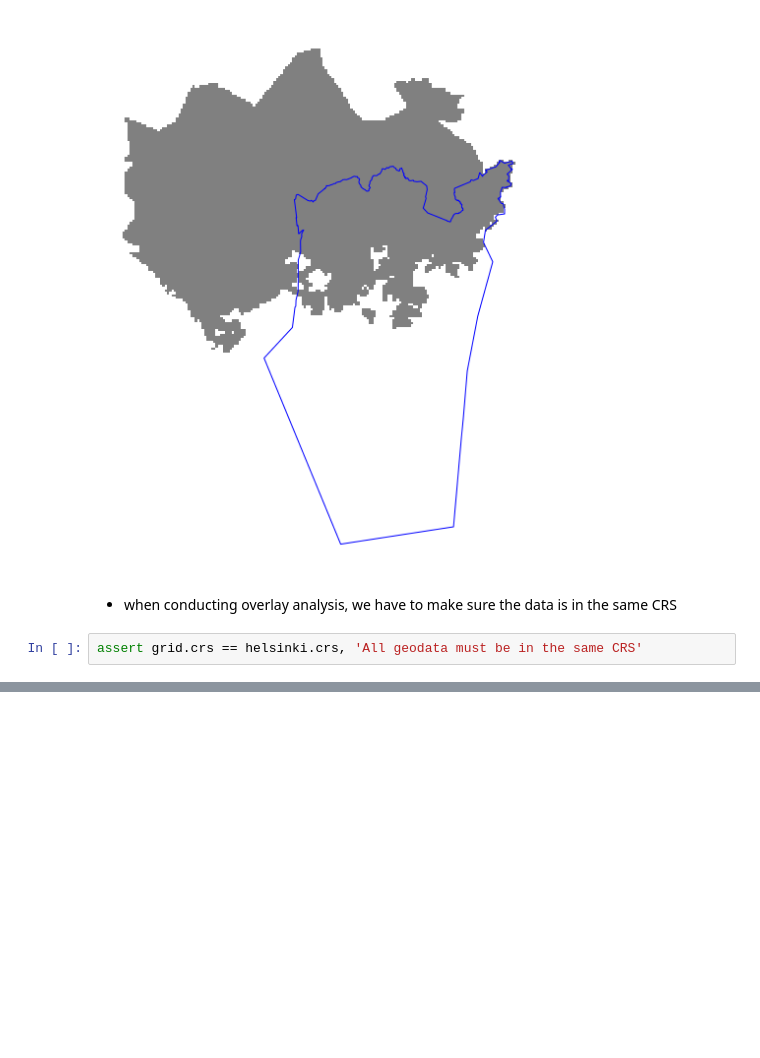
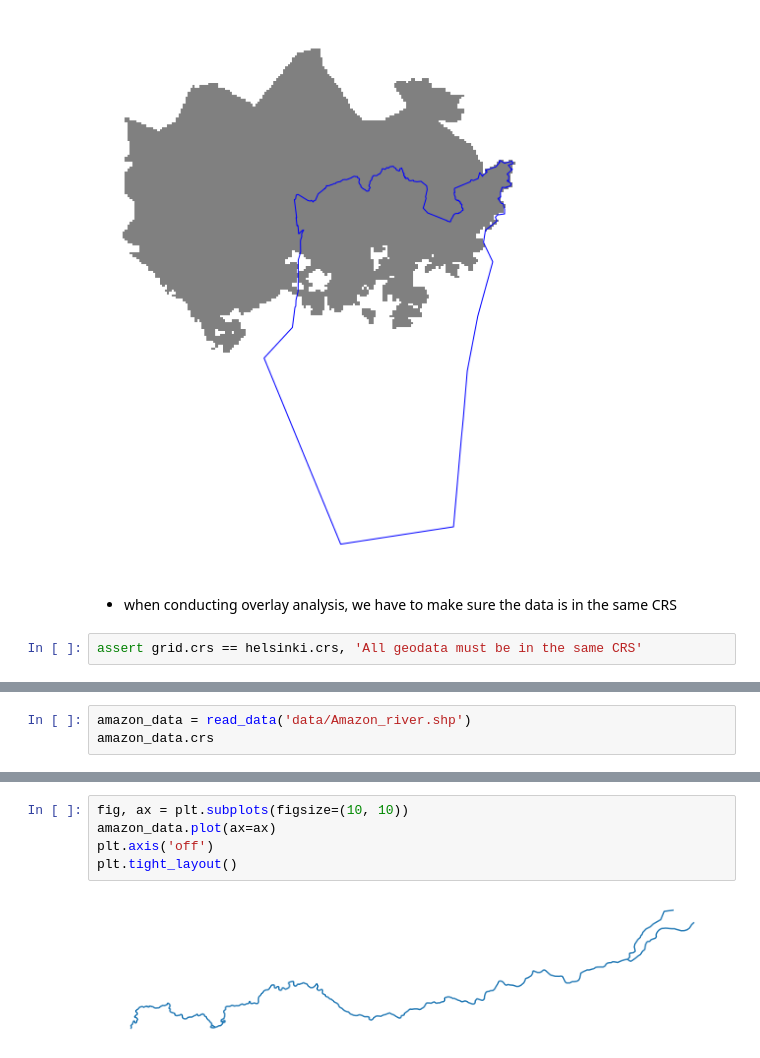
Before and after one commit to Joe-Degs/AutoGIS, a Jupyter notebook: lesson4/overlay_analysis.ipynb, the cells around one changed output, grey strips where cells are left out. Saved outputs shown, nothing was run; the diff lists cells and outputs as text; blank space fills up the shorter version.

```diff
--- a/lesson4/overlay_analysis.ipynb
+++ b/lesson4/overlay_analysis.ipynb
@@ -39,0 +126,3 @@ assert grid.crs == helsinki.crs, 'All geodata must be in the same CRS'
+# %%
+amazon_data = read_data('data/Amazon_river.shp')
+amazon_data.crs
@@ -39,0 +148,7 @@ assert grid.crs == helsinki.crs, 'All geodata must be in the same CRS'
+# %%
+fig, ax = plt.subplots(figsize=(10, 10))
+amazon_data.plot(ax=ax)
+plt.axis('off')
+plt.tight_layout()
+# %% [output]
+[figure, added]
```
Also changed, not shown: parts of 18 cells of this notebook, 1 other file.
